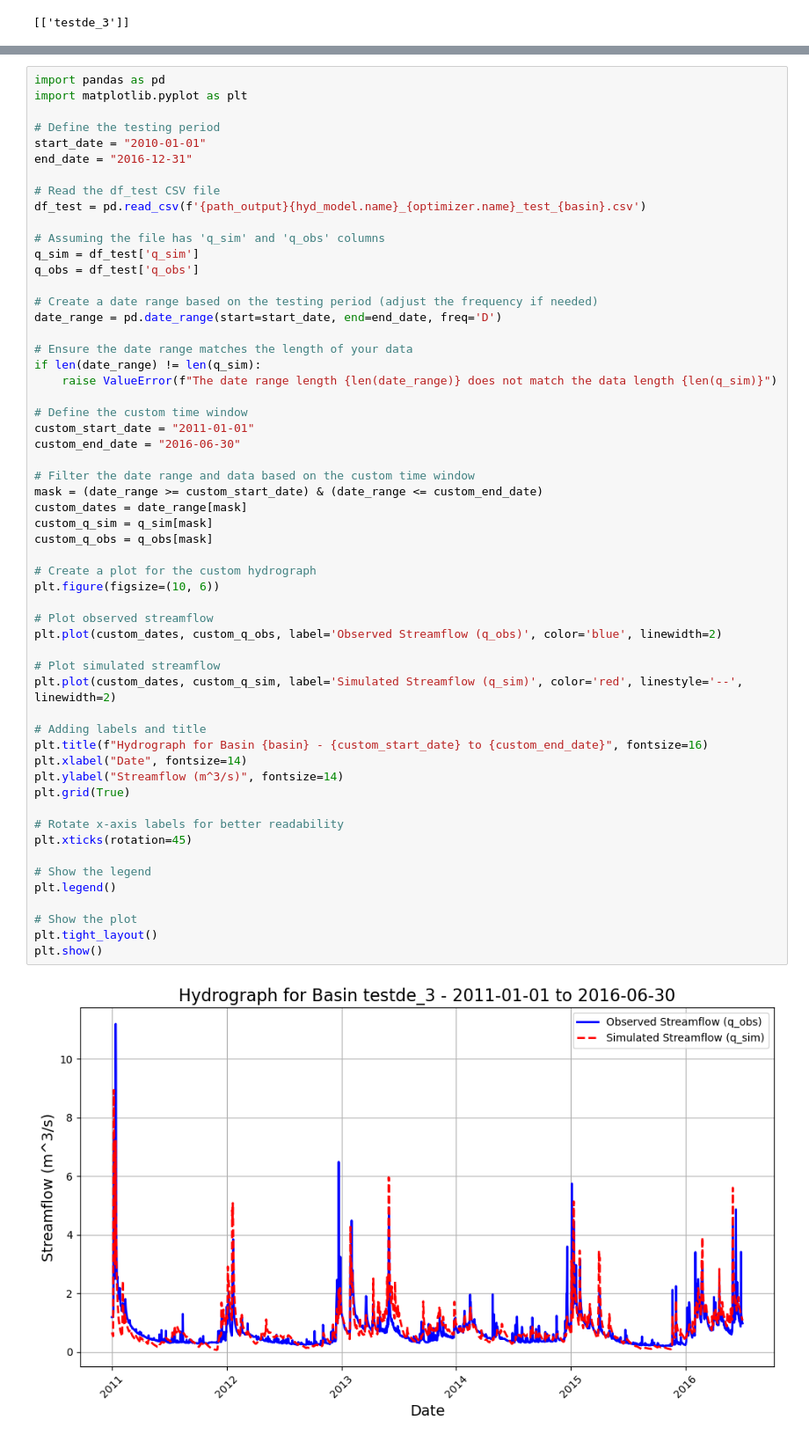
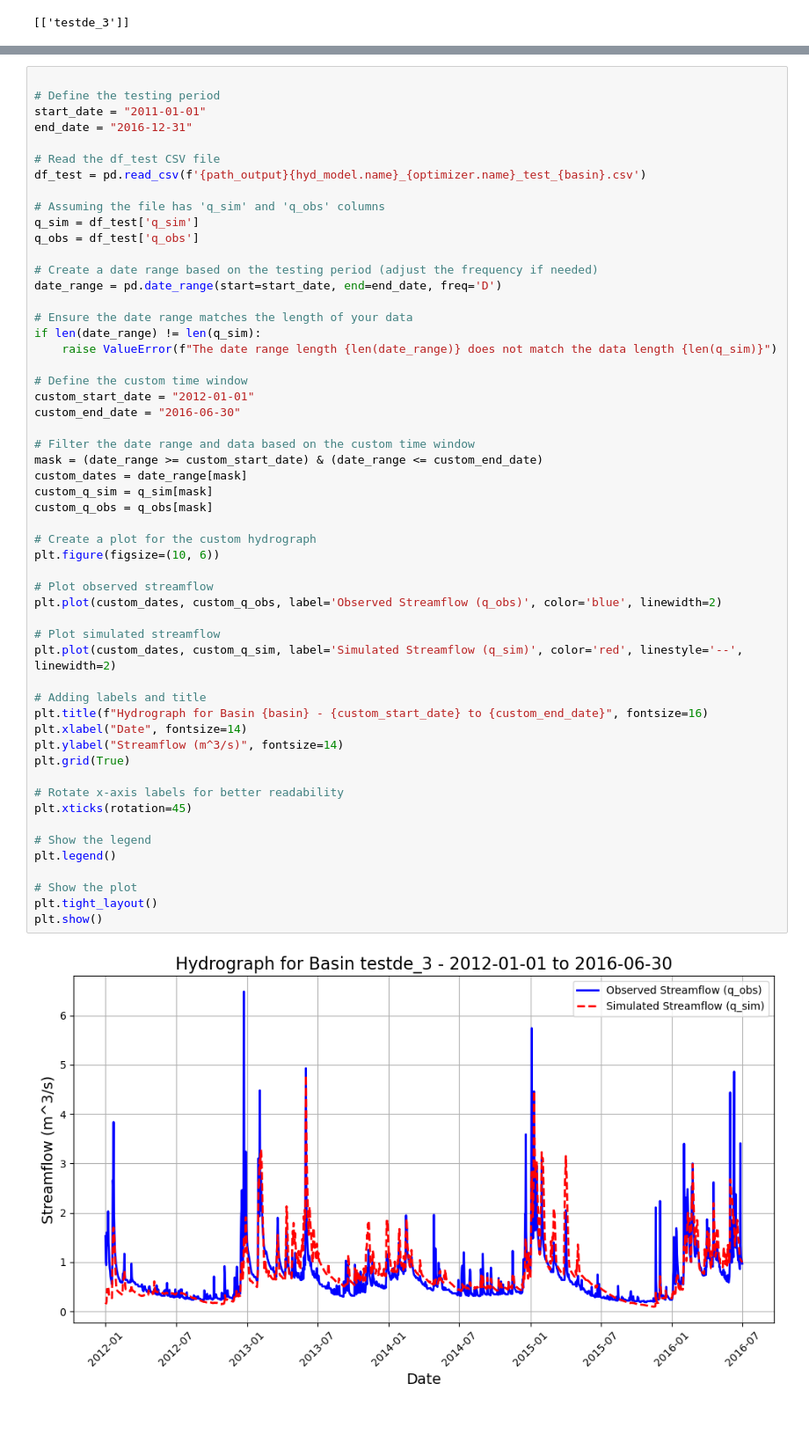
Before and after one commit to Ash-Manoj/Hy2DL_Caravan, a Jupyter notebook: Hy2DL/conceptual_models/experiment_schwarzbach.ipynb, the cells around one changed output, grey strips where cells are left out. Shown: that part at 88% size. Cells and saved outputs as stored; diff of their text form.

```diff
--- a/Hy2DL/conceptual_models/experiment_schwarzbach.ipynb
+++ b/Hy2DL/conceptual_models/experiment_schwarzbach.ipynb
@@ -226,9 +226,7 @@ plt.show()
 # %%
-import pandas as pd
-import matplotlib.pyplot as plt
 
 # Define the testing period
-start_date = "2010-01-01"
+start_date = "2011-01-01"
 end_date = "2016-12-31"
 
 # Read the df_test CSV file
@@ -246,38 +244,38 @@ if len(date_range) != len(q_sim):
     raise ValueError(f"The date range length {len(date_range)} does not match the data length {len(q_sim)}")
 
 # Define the custom time window
-custom_start_date = "2011-01-01"
+custom_start_date = "2012-01-01"
 custom_end_date = "2016-06-30"
 
 # Filter the date range and data based on the custom time window
 mask = (date_range >= custom_start_date) & (date_range <= custom_end_date)
 custom_dates = date_range[mask]
 custom_q_sim = q_sim[mask]
 custom_q_obs = q_obs[mask]
 
 # Create a plot for the custom hydrograph
 plt.figure(figsize=(10, 6))
 
 # Plot observed streamflow
 plt.plot(custom_dates, custom_q_obs, label='Observed Streamflow (q_obs)', color='blue', linewidth=2)
 
 # Plot simulated streamflow
 plt.plot(custom_dates, custom_q_sim, label='Simulated Streamflow (q_sim)', color='red', linestyle='--', linewidth=2)
 
 # Adding labels and title
 plt.title(f"Hydrograph for Basin {basin} - {custom_start_date} to {custom_end_date}", fontsize=16)
 plt.xlabel("Date", fontsize=14)
 plt.ylabel("Streamflow (m^3/s)", fontsize=14)
 plt.grid(True)
 
 # Rotate x-axis labels for better readability
 plt.xticks(rotation=45)
 
 # Show the legend
 plt.legend()
 
 # Show the plot
 plt.tight_layout()
 plt.show()
 # %% [output]
-[figure, old version]
+[figure, new version]
```
Also changed, not shown: parts of 4 cells of this notebook, 9 other files.
